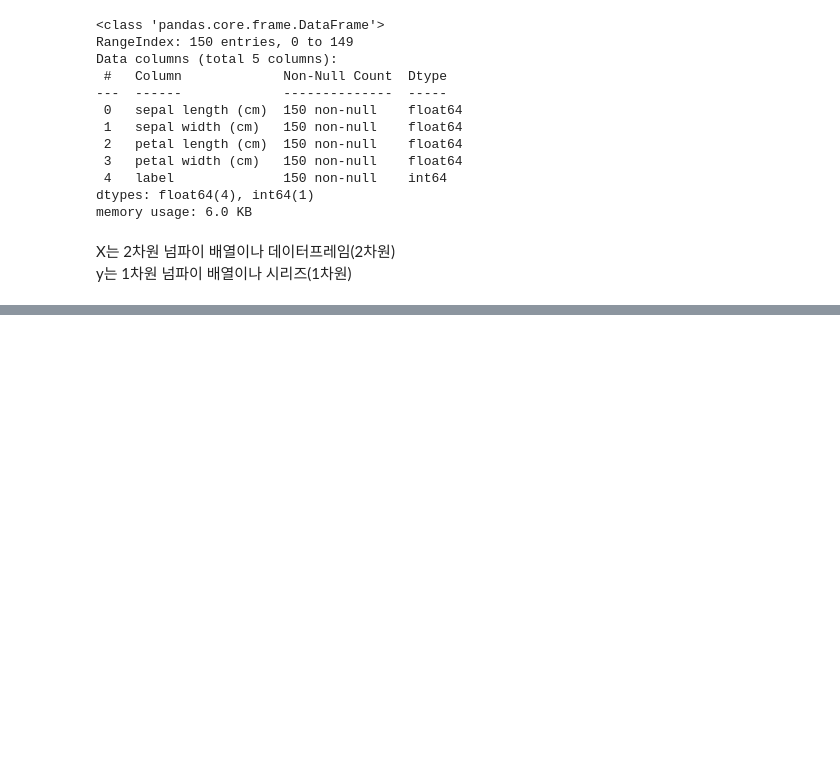
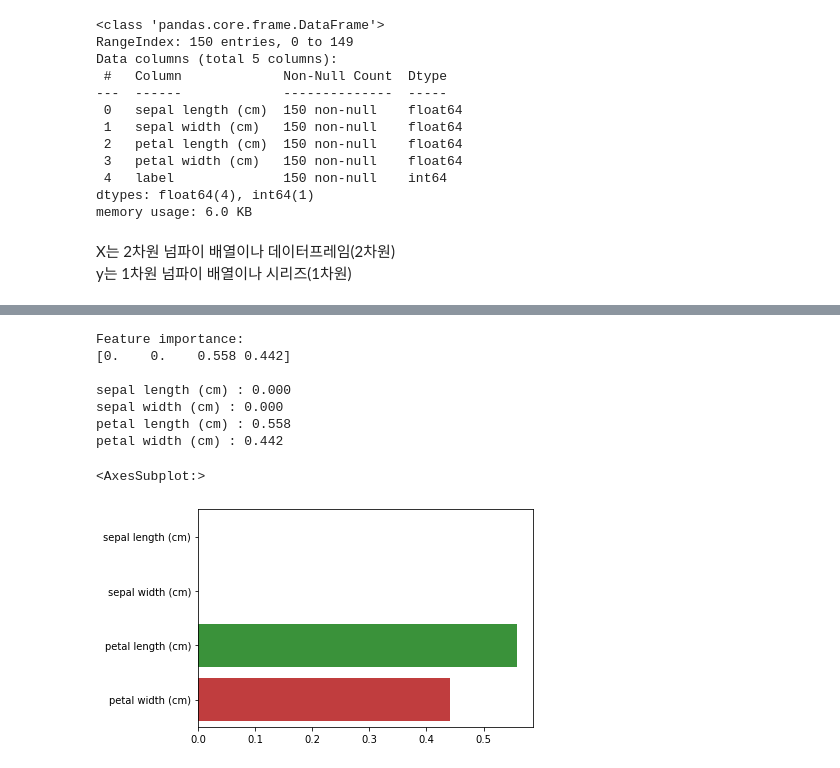
Before and after one commit to InChil2/Mac, a Jupyter notebook: ML/ML_붓꽃 품종예측.ipynb, the cells around one changed output, grey strips where cells are left out. Saved outputs shown, nothing was run; the diff lists cells and outputs as text; code cells hidden in the pictures; blank space fills up the shorter version.

```diff
--- a/ML/ML_붓꽃 품종예측.ipynb
+++ b/ML/ML_붓꽃 품종예측.ipynb
@@ -98,0 +124,23 @@ plt.show()
+# %%
+import seaborn as sns
+import numpy as np
+
+# feature별 importance 추출
+print('Feature importance:\n{0}'.format(np.round(dt_clf.feature_importances_,3)))
+print()
+# feature별 importance 매핑
+for name, value in zip(iris.feature_names,dt_clf.feature_importances_):
+    print('{0} : {1:.3f}'.format(name,value))
+
+# 시각화
+sns.barplot(x=dt_clf.feature_importances_,y=iris.feature_names)
+# %% [output]
+Feature importance:
+[0.    0.    0.558 0.442]
+
+sepal length (cm) : 0.000
+sepal width (cm) : 0.000
+petal length (cm) : 0.558
+petal width (cm) : 0.442
+<AxesSubplot:>
+[figure, added]
```
Also changed, not shown: parts of 6 cells of this notebook, 32 other files.
